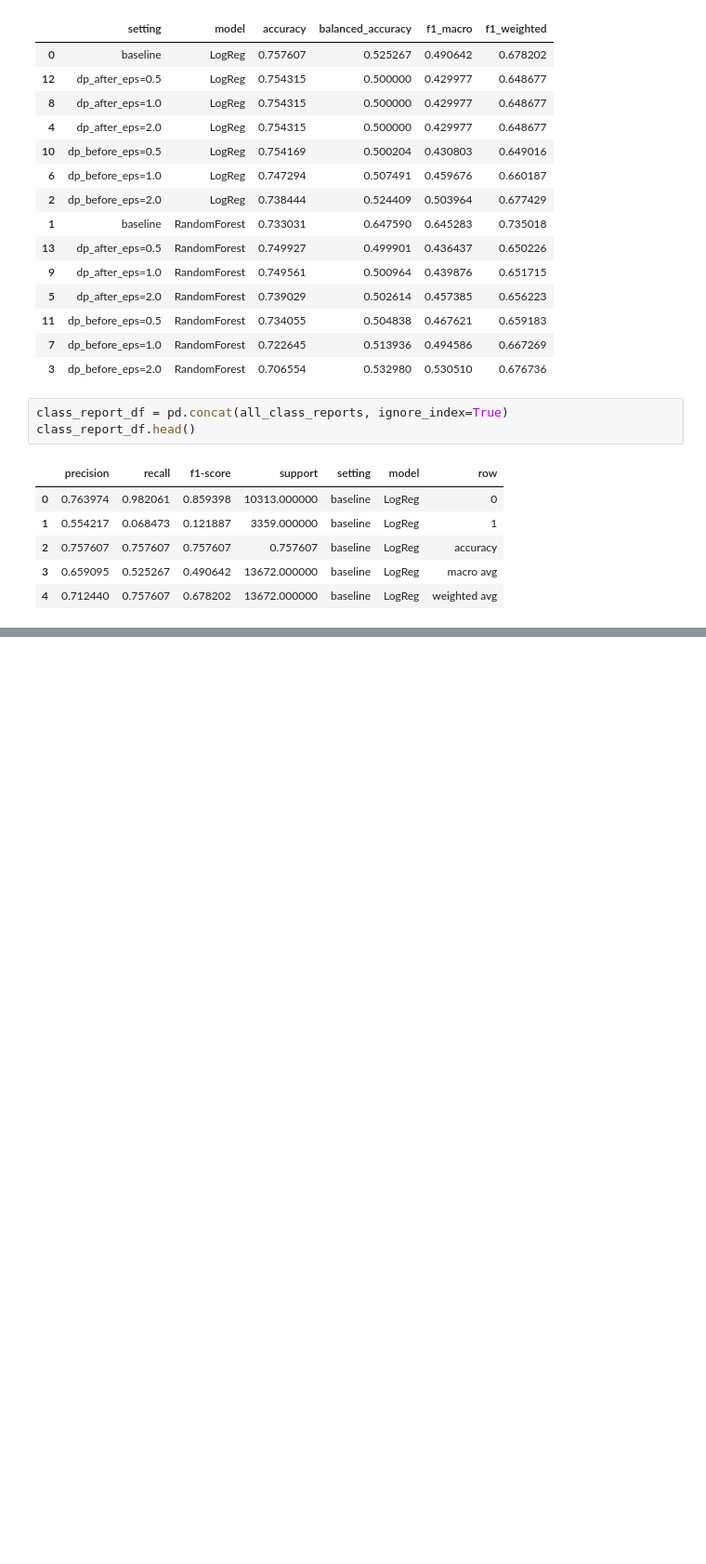
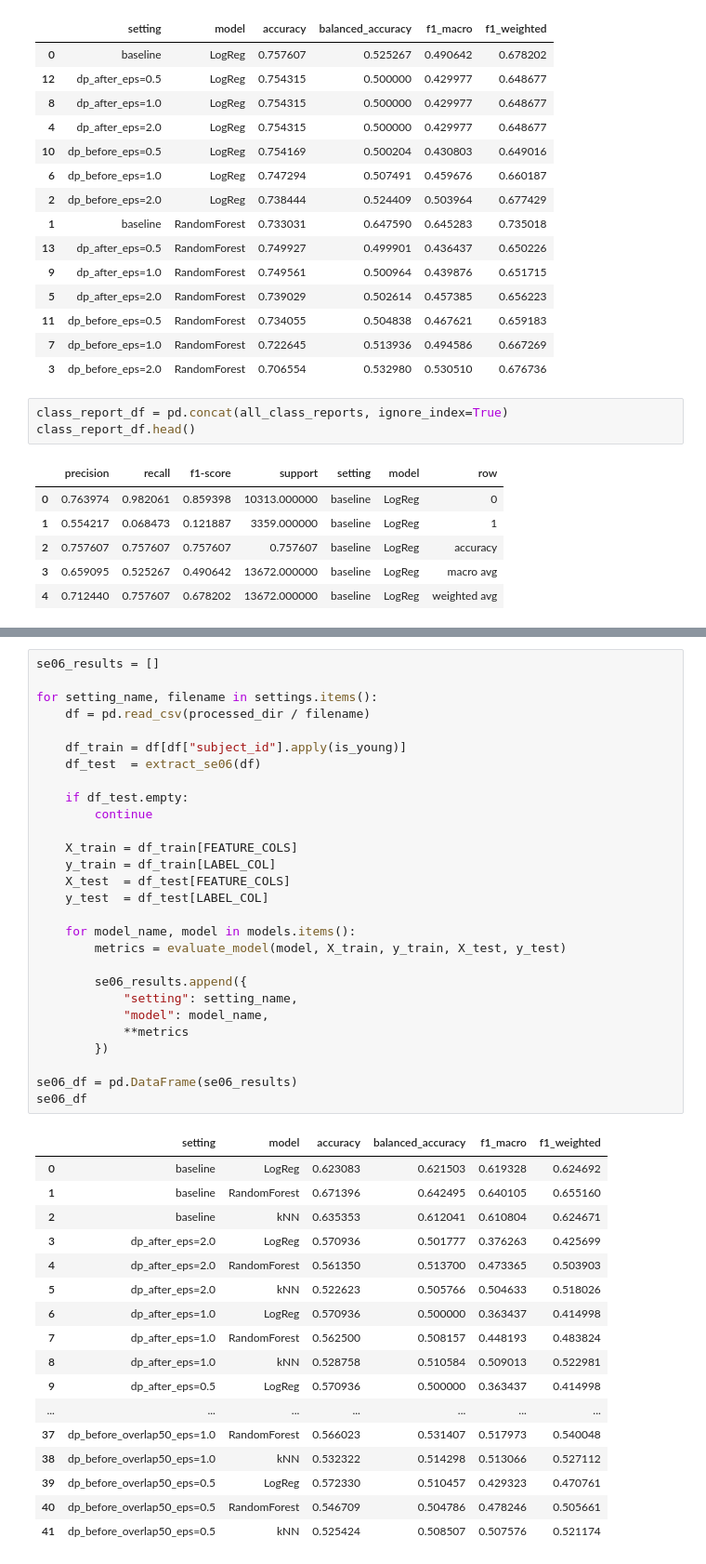
Before and after one commit to tjpoa/aih-privacy, a Jupyter notebook: notebooks/04_baseline_ml.ipynb, the cells around one changed output, grey strips where cells are left out. Shown at 93% size. Cells and saved outputs as stored; diff of their text form; blank space fills up the shorter version.

```diff
--- a/notebooks/04_baseline_ml.ipynb
+++ b/notebooks/04_baseline_ml.ipynb
@@ -406,0 +613,46 @@ class_report_df.head()
+# %%
+se06_results = []
+
+for setting_name, filename in settings.items():
+    df = pd.read_csv(processed_dir / filename)
+
+    df_train = df[df["subject_id"].apply(is_young)]
+    df_test  = extract_se06(df)
+
+    if df_test.empty:
+        continue
+
+    X_train = df_train[FEATURE_COLS]
+    y_train = df_train[LABEL_COL]
+    X_test  = df_test[FEATURE_COLS]
+    y_test  = df_test[LABEL_COL]
+
+    for model_name, model in models.items():
+        metrics = evaluate_model(model, X_train, y_train, X_test, y_test)
+
+        se06_results.append({
+            "setting": setting_name,
+            "model": model_name,
+            **metrics
+        })
+
+se06_df = pd.DataFrame(se06_results)
+se06_df
+# %% [output]
+|  | setting | model | accuracy | balanced_accuracy | f1_macro | f1_weighted |
+| 0 | baseline | LogReg | 0.623083 | 0.621503 | 0.619328 | 0.624692 |
+| 1 | baseline | RandomForest | 0.671396 | 0.642495 | 0.640105 | 0.655160 |
+| 2 | baseline | kNN | 0.635353 | 0.612041 | 0.610804 | 0.624671 |
+| 3 | dp_after_eps=2.0 | LogReg | 0.570936 | 0.501777 | 0.376263 | 0.425699 |
+| 4 | dp_after_eps=2.0 | RandomForest | 0.561350 | 0.513700 | 0.473365 | 0.503903 |
+| 5 | dp_after_eps=2.0 | kNN | 0.522623 | 0.505766 | 0.504633 | 0.518026 |
+| 6 | dp_after_eps=1.0 | LogReg | 0.570936 | 0.500000 | 0.363437 | 0.414998 |
+| 7 | dp_after_eps=1.0 | RandomForest | 0.562500 | 0.508157 | 0.448193 | 0.483824 |
+| 8 | dp_after_eps=1.0 | kNN | 0.528758 | 0.510584 | 0.509013 | 0.522981 |
+| 9 | dp_after_eps=0.5 | LogReg | 0.570936 | 0.500000 | 0.363437 | 0.414998 |
+| ... | ... | ... | ... | ... | ... | ... |
+| 37 | dp_before_overlap50_eps=1.0 | RandomForest | 0.566023 | 0.531407 | 0.517973 | 0.540048 |
+| 38 | dp_before_overlap50_eps=1.0 | kNN | 0.532322 | 0.514298 | 0.513066 | 0.527112 |
+| 39 | dp_before_overlap50_eps=0.5 | LogReg | 0.572330 | 0.510457 | 0.429323 | 0.470761 |
+| 40 | dp_before_overlap50_eps=0.5 | RandomForest | 0.546709 | 0.504786 | 0.478246 | 0.505661 |
+| 41 | dp_before_overlap50_eps=0.5 | kNN | 0.525424 | 0.508507 | 0.507576 | 0.521174 |
```
Also changed, not shown: parts of 17 cells of this notebook.
